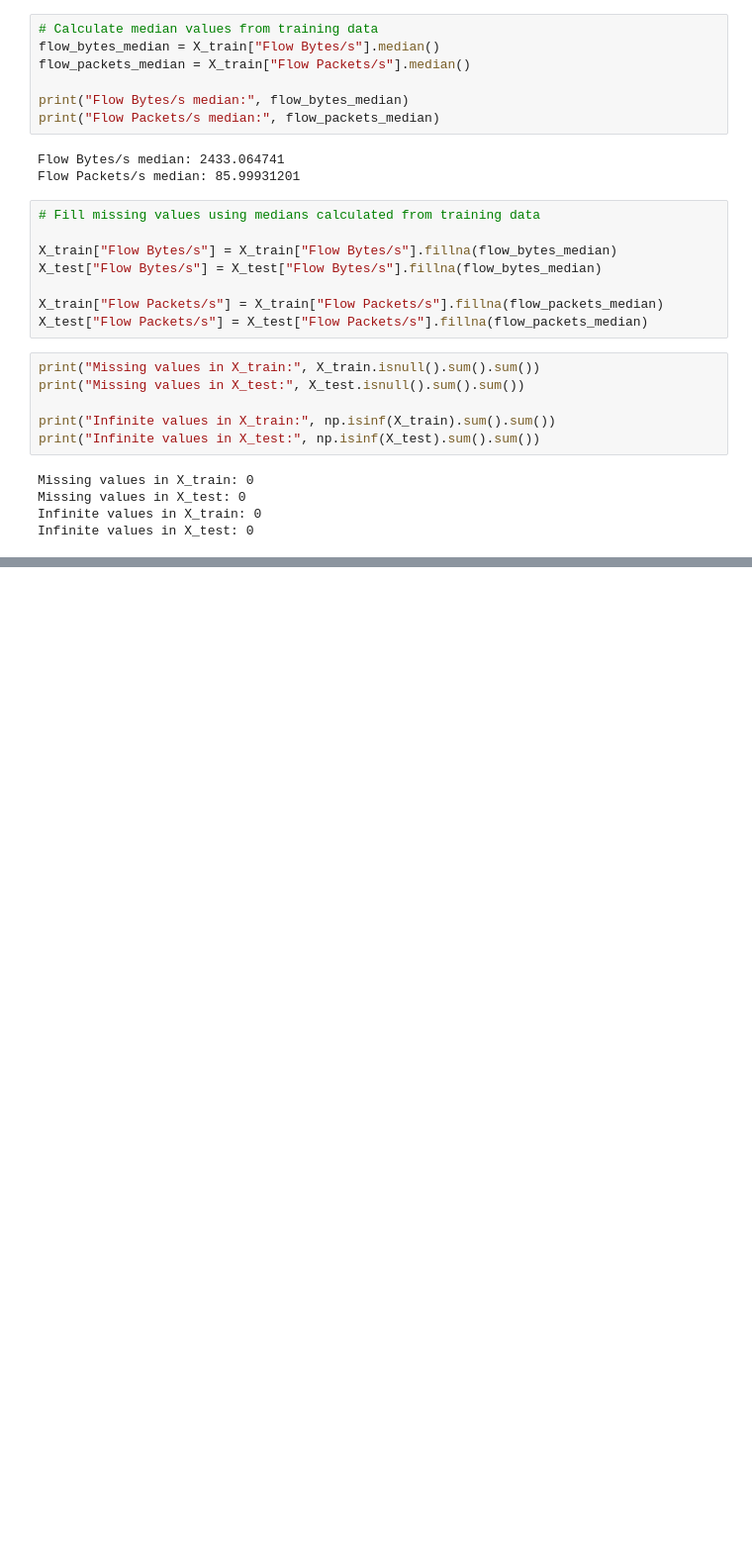
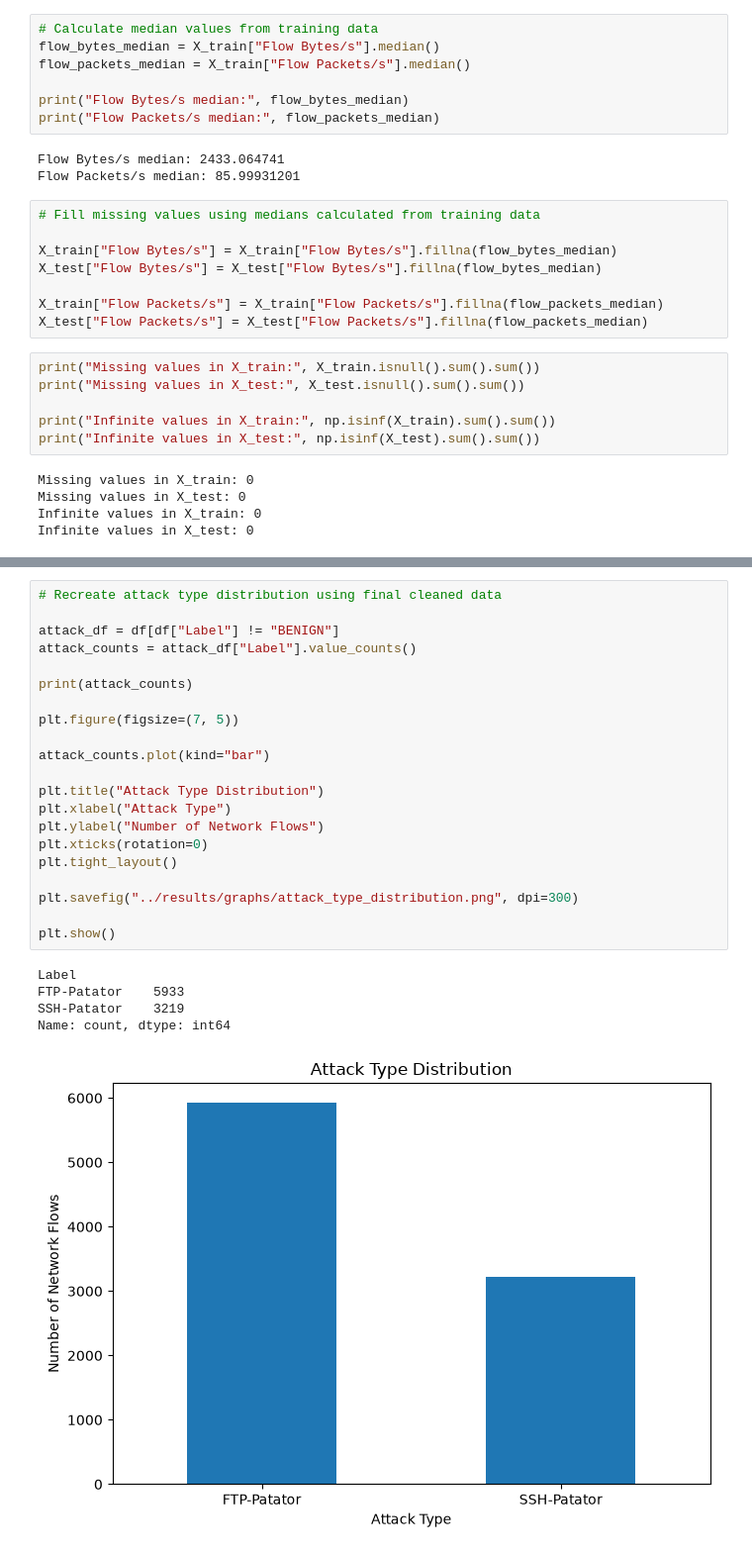
Before and after one commit to Rekha-vkr/network-traffic-analyzer, a Jupyter notebook: notebooks/log_analysis.ipynb, the cells around one changed output, grey strips where cells are left out. Shown at 99% size. Saved outputs shown, nothing was run; the diff lists cells and outputs as text; blank space fills up the shorter version.

```diff
--- a/notebooks/log_analysis.ipynb
+++ b/notebooks/log_analysis.ipynb
@@ -384,0 +608,27 @@ Infinite values in X_test: 0
+# %%
+# Recreate attack type distribution using final cleaned data
+
+attack_df = df[df["Label"] != "BENIGN"]
+attack_counts = attack_df["Label"].value_counts()
+
+print(attack_counts)
+
+plt.figure(figsize=(7, 5))
+
+attack_counts.plot(kind="bar")
+
+plt.title("Attack Type Distribution")
+plt.xlabel("Attack Type")
+plt.ylabel("Number of Network Flows")
+plt.xticks(rotation=0)
+plt.tight_layout()
+
+plt.savefig("../results/graphs/attack_type_distribution.png", dpi=300)
+
+plt.show()
+# %% [output]
+Label
+FTP-Patator    5933
+SSH-Patator    3219
+Name: count, dtype: int64
+[figure, added]
```
Also changed, not shown: parts of 38 cells of this notebook, 9 other files.
